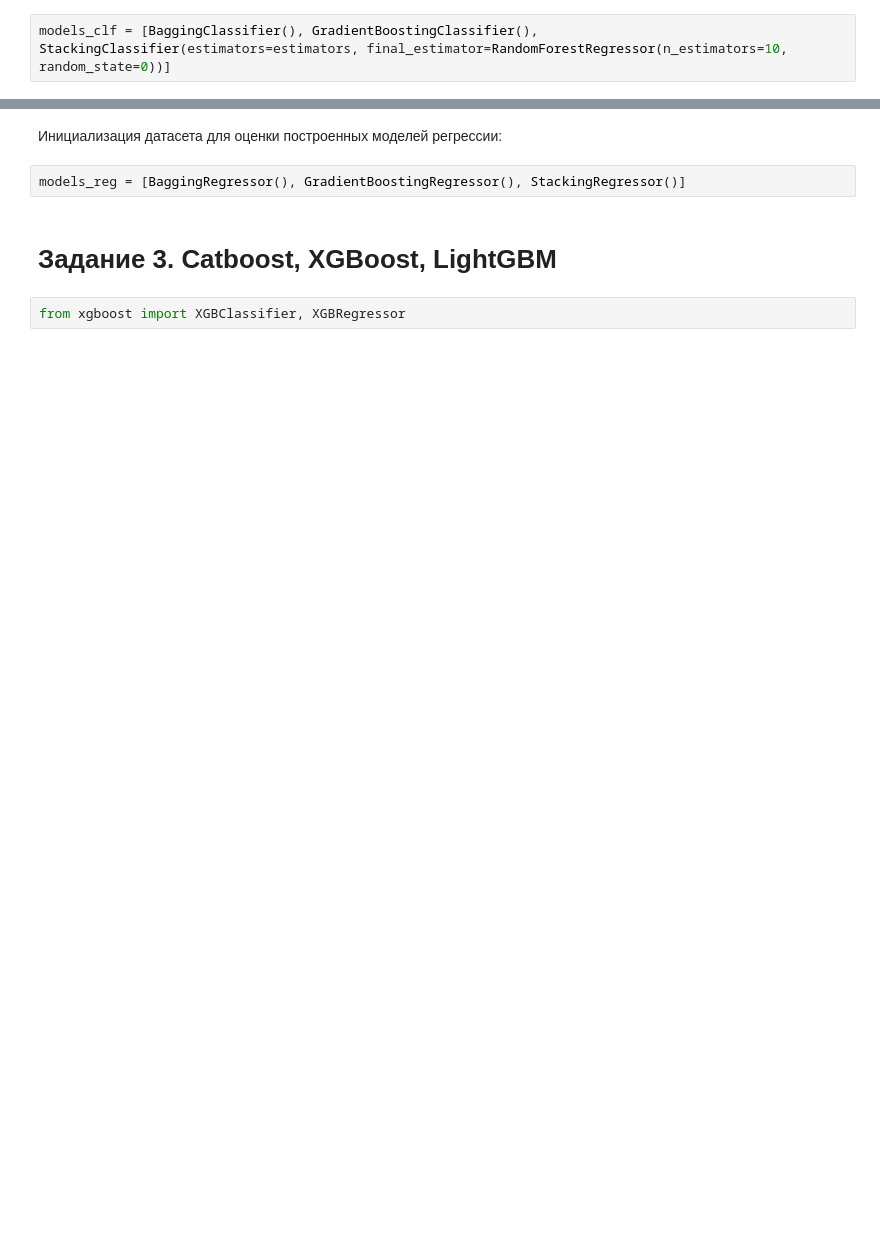
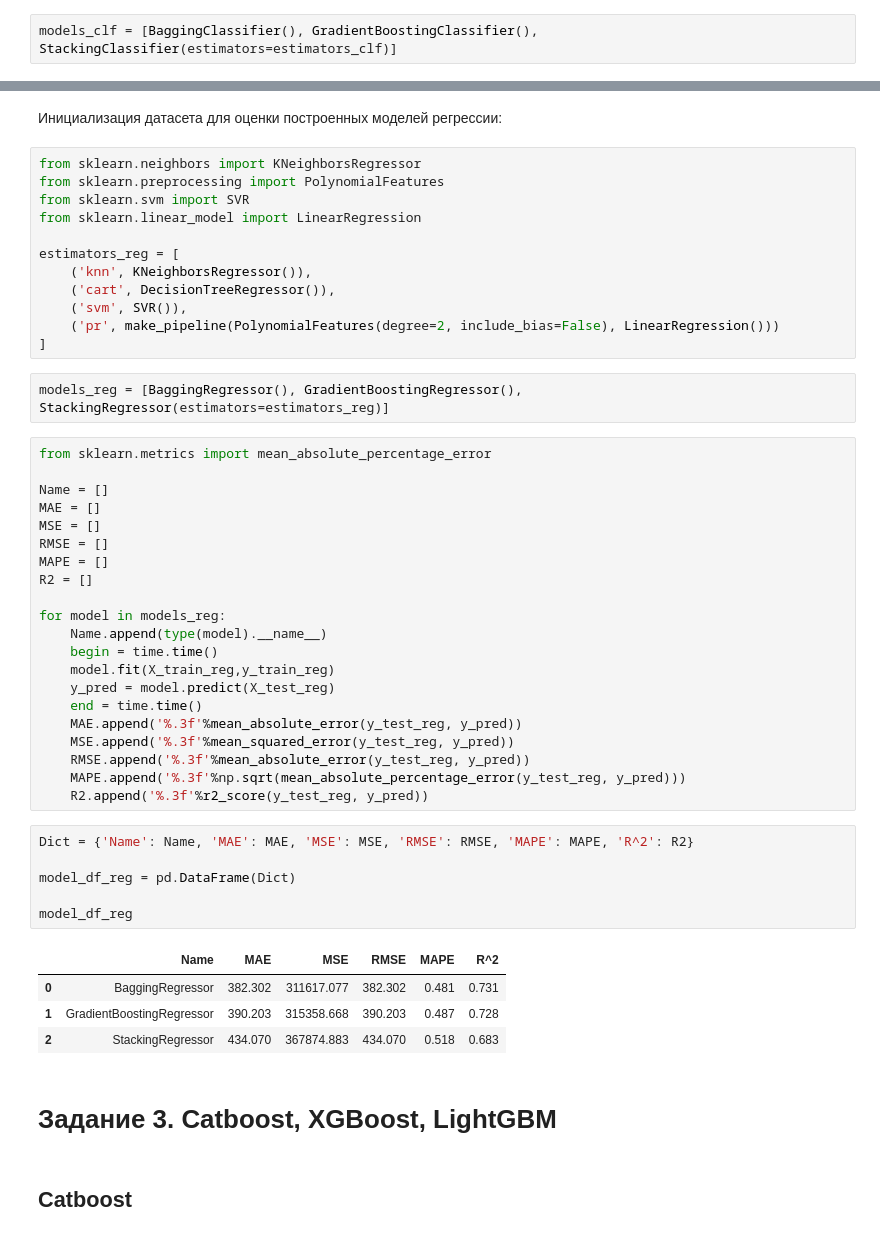
Before and after one commit to SeitovaRalina/Machine-Learning-Labs, a Jupyter notebook: notebooks/Лабораторная №5/Lab5_Seitova.ipynb, the cells around one changed output, grey strips where cells are left out. Drawn from its saved outputs; the diff is of its cells as text; blank space fills up the shorter version.

```diff
--- a/notebooks/Лабораторная №5/Lab5_Seitova.ipynb
+++ b/notebooks/Лабораторная №5/Lab5_Seitova.ipynb
@@ -826,7 +849,7 @@ estimators = [
 # %% [markdown]
 Инициализация датасета для оценки построенных моделей классификации:
 # %%
-models_clf = [BaggingClassifier(), GradientBoostingClassifier(), StackingClassifier(estimators=estimators, final_estimator=RandomForestRegressor(n_estimators=10, random_state=0))]
+models_clf = [BaggingClassifier(), GradientBoostingClassifier(), StackingClassifier(estimators=estimators_clf)]
 # %%
 from sklearn.metrics import precision_score, recall_score, f1_score
 import time
@@ -873,8 +914,52 @@ for i in range(3):
 # %% [markdown]
 Инициализация датасета для оценки построенных моделей регрессии:
+# %%
+from sklearn.neighbors import KNeighborsRegressor
+from sklearn.preprocessing import PolynomialFeatures
+from sklearn.svm import SVR
+from sklearn.linear_model import LinearRegression
+
+estimators_reg = [
+    ('knn', KNeighborsRegressor()),
+    ('cart', DecisionTreeRegressor()),
+    ('svm', SVR()),
+    ('pr', make_pipeline(PolynomialFeatures(degree=2, include_bias=False), LinearRegression()))
+]
 # %%
-models_reg = [BaggingRegressor(), GradientBoostingRegressor(), StackingRegressor()]
+models_reg = [BaggingRegressor(), GradientBoostingRegressor(), StackingRegressor(estimators=estimators_reg)]
+# %%
+from sklearn.metrics import mean_absolute_percentage_error
+
+Name = []
+MAE = []
+MSE = []
+RMSE = []
+MAPE = []
+R2 = []
+
+for model in models_reg:
+    Name.append(type(model).__name__)
+    begin = time.time()
+    model.fit(X_train_reg,y_train_reg)
+    y_pred = model.predict(X_test_reg)
+    end = time.time()
+    MAE.append('%.3f'%mean_absolute_error(y_test_reg, y_pred))
+    MSE.append('%.3f'%mean_squared_error(y_test_reg, y_pred))
+    RMSE.append('%.3f'%mean_absolute_error(y_test_reg, y_pred))
+    MAPE.append('%.3f'%np.sqrt(mean_absolute_percentage_error(y_test_reg, y_pred)))
+    R2.append('%.3f'%r2_score(y_test_reg, y_pred))
+# %%
+Dict = {'Name': Name, 'MAE': MAE, 'MSE': MSE, 'RMSE': RMSE, 'MAPE': MAPE, 'R^2': R2}
+
+model_df_reg = pd.DataFrame(Dict)
+
+model_df_reg
+# %% [output]
+|  | Name | MAE | MSE | RMSE | MAPE | R^2 |
+| 0 | BaggingRegressor | 382.302 | 311617.077 | 382.302 | 0.481 | 0.731 |
+| 1 | GradientBoostingRegressor | 390.203 | 315358.668 | 390.203 | 0.487 | 0.728 |
+| 2 | StackingRegressor | 434.070 | 367874.883 | 434.070 | 0.518 | 0.683 |
 # %% [markdown]
 # Задание 3. Catboost, XGBoost, LightGBM
-# %%
-from xgboost import XGBClassifier, XGBRegressor
+# %% [markdown]
+## Catboost
```
Also changed, not shown: parts of 49 cells of this notebook, 12 other files.
